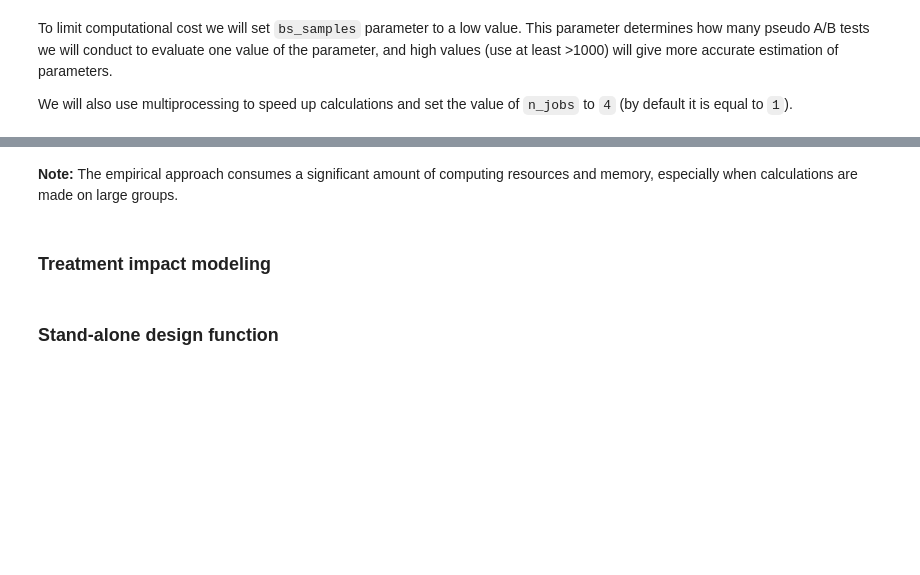
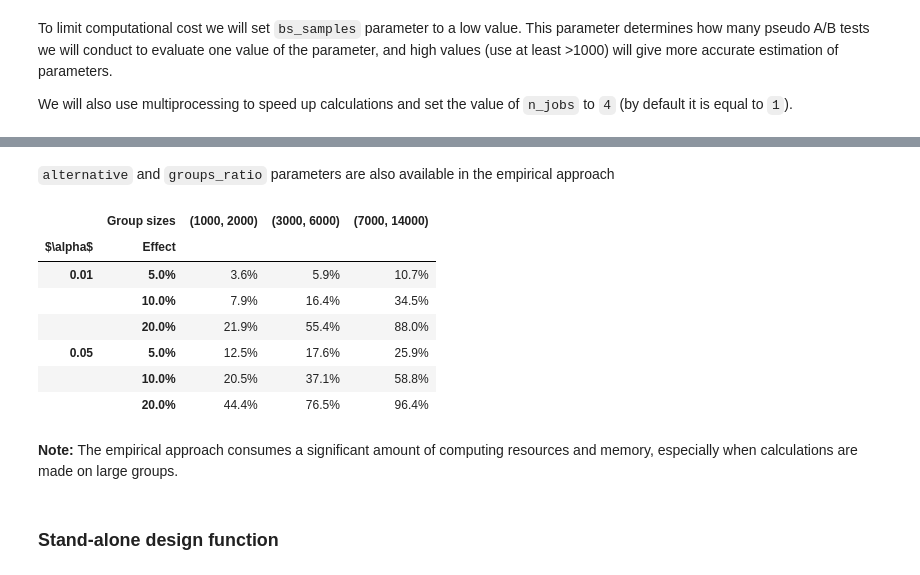
Before and after one commit to MobileTeleSystems/Ambrosia, a Jupyter notebook: examples/03_pandas_designer.ipynb, the cells around one changed output, grey strips where cells are left out. Saved outputs shown, nothing was run; the diff lists cells and outputs as text; code cells hidden in the pictures; blank space fills up the shorter version.

```diff
--- a/examples/03_pandas_designer.ipynb
+++ b/examples/03_pandas_designer.ipynb
@@ -240,7 +250,26 @@ There is a number of implemented criteria in *Ambrosia*, but it must be remember
+# %% [markdown]
+``alternative`` and ``groups_ratio`` parameters are also available in the empirical approach
+# %%
+designer.run(to_design='power',
+             method='empiric',
+             sizes=sizes,
+             effects=effects,
+             criterion='ttest',
+             bs_samples=10000,
+             alternative='greater',
+             groups_ratio=2.0,
+             n_jobs=4)
+# %% [output]
+|  | Group sizes | (1000, 2000) | (3000, 6000) | (7000, 14000) |
+| $\alpha$ | Effect |  |  |  |
+| 0.01 | 5.0% | 3.6% | 5.9% | 10.7% |
+|  | 10.0% | 7.9% | 16.4% | 34.5% |
+|  | 20.0% | 21.9% | 55.4% | 88.0% |
+| 0.05 | 5.0% | 12.5% | 17.6% | 25.9% |
+|  | 10.0% | 20.5% | 37.1% | 58.8% |
+|  | 20.0% | 44.4% | 76.5% | 96.4% |
 # %% [markdown]
 **Note:** The empirical approach consumes a significant amount of computing resources and memory, especially when calculations are made on large groups.
-# %% [markdown]
-### Treatment impact modeling
 # %% [markdown]
 ### Stand-alone design function
 # %% [markdown]
```
Also changed, not shown: parts of 40 cells of this notebook, 13 other files.
